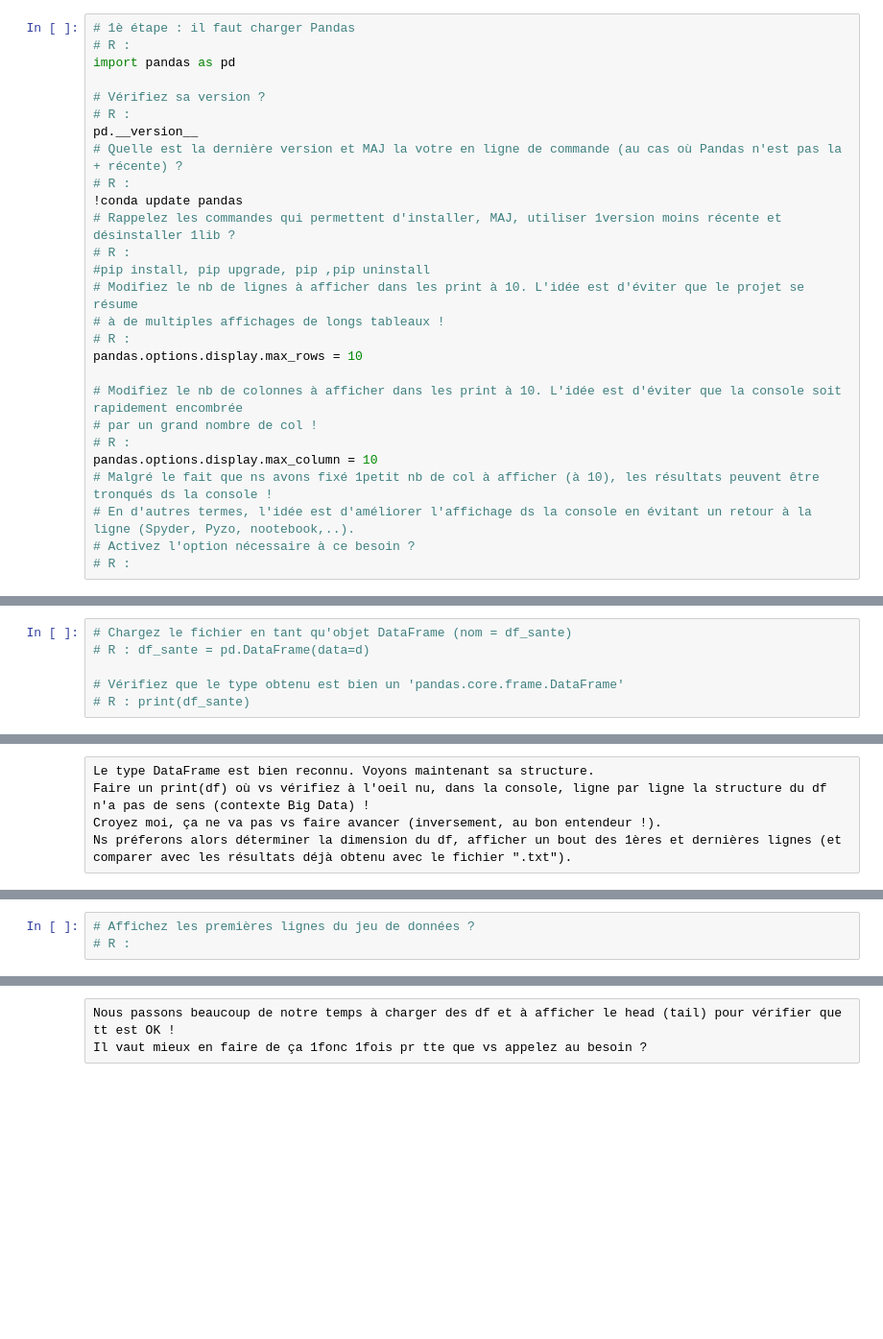
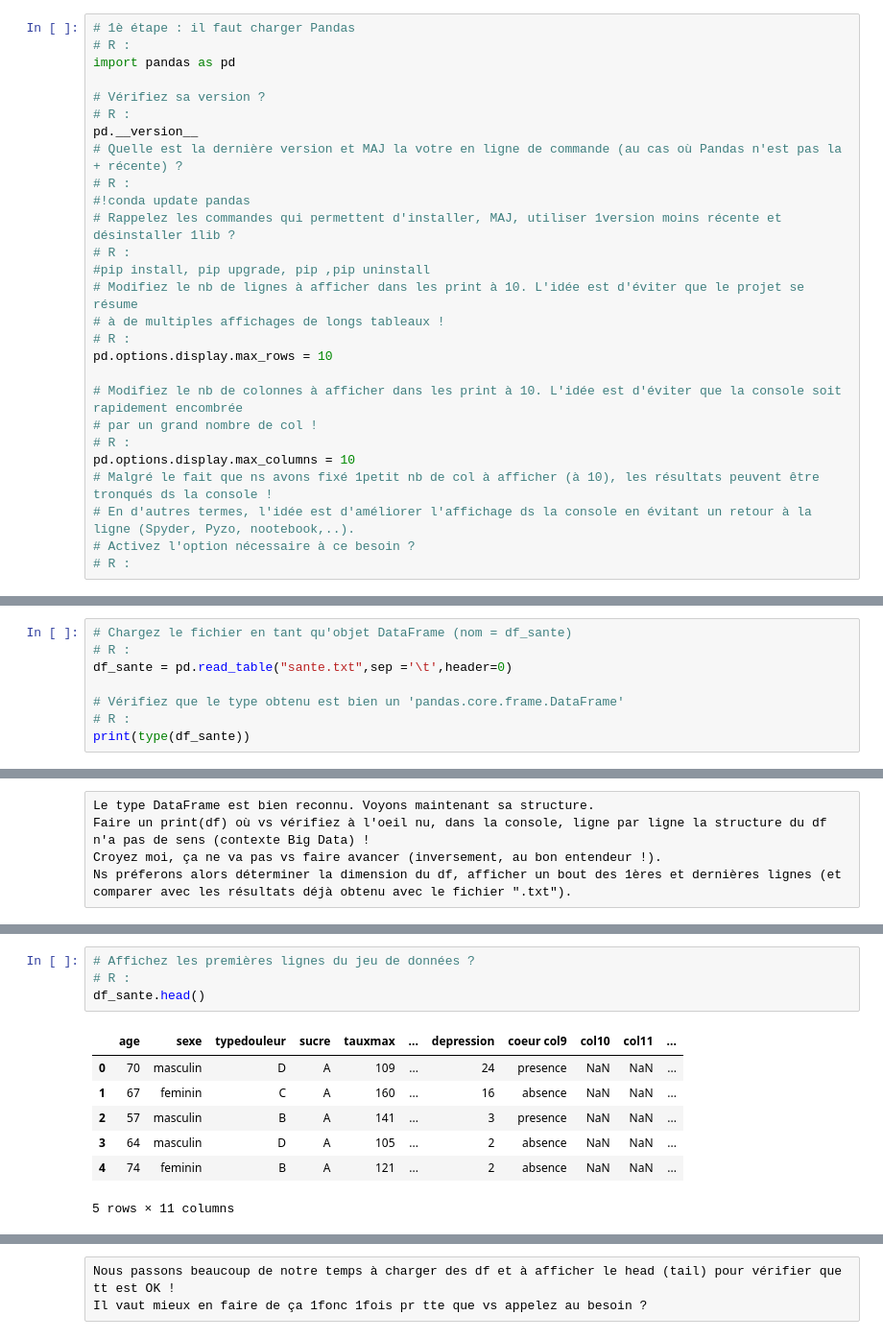
Before and after one commit to DevDemba/JupyterNotebookView, a Jupyter notebook: Doc/1 Projet de l'agilité avec les données vers la data viz ! Secteur Life Science.ipynb, the cells around one changed output, grey strips where cells are left out. Shown at 96% size. Cells and saved outputs as stored; diff of their text form; blank space fills up the shorter version.

```diff
--- a/Doc/1 Projet de l'agilité avec les données vers la data viz ! Secteur Life Science.ipynb
+++ b/Doc/1 Projet de l'agilité avec les données vers la data viz ! Secteur Life Science.ipynb
@@ -18,19 +18,19 @@ import pandas as pd
 pd.__version__
 # Quelle est la dernière version et MAJ la votre en ligne de commande (au cas où Pandas n'est pas la + récente) ?
 # R :
-!conda update pandas
+#!conda update pandas
 # Rappelez les commandes qui permettent d'installer, MAJ, utiliser 1version moins récente et désinstaller 1lib ?
 # R :
 #pip install, pip upgrade, pip ,pip uninstall
 # Modifiez le nb de lignes à afficher dans les print à 10. L'idée est d'éviter que le projet se résume
 # à de multiples affichages de longs tableaux !
 # R :
-pandas.options.display.max_rows = 10
+pd.options.display.max_rows = 10
 
 # Modifiez le nb de colonnes à afficher dans les print à 10. L'idée est d'éviter que la console soit rapidement encombrée
 # par un grand nombre de col !
 # R :
-pandas.options.display.max_column = 10
+pd.options.display.max_columns = 10
 # Malgré le fait que ns avons fixé 1petit nb de col à afficher (à 10), les résultats peuvent être tronqués ds la console !
 # En d'autres termes, l'idée est d'améliorer l'affichage ds la console en évitant un retour à la ligne (Spyder, Pyzo, nootebook,..).
 # Activez l'option nécessaire à ce besoin ?
@@ -76,7 +73,9 @@ if not os.path.exists("data"):
  os.makedirs("data")
 # %%
 # Chargez le fichier en tant qu'objet DataFrame (nom = df_sante)
-# R : df_sante = pd.DataFrame(data=d)
+# R :
+df_sante = pd.read_table("sante.txt",sep ='\t',header=0)
 
 # Vérifiez que le type obtenu est bien un 'pandas.core.frame.DataFrame'
-# R : print(df_sante)
+# R :
+print(type(df_sante))
@@ -93,6 +97,15 @@ Ns préferons alors déterminer la dimension du df, afficher un bout des 1ères
 # %%
 # Affichez les premières lignes du jeu de données ?
 # R :
+df_sante.head()
+# %% [output]
+|  | age | sexe | typedouleur | sucre | tauxmax | ... | depression | coeur col9 | col10 | col11 | ... |
+| 0 | 70 | masculin | D | A | 109 | ... | 24 | presence | NaN | NaN | ... |
+| 1 | 67 | feminin | C | A | 160 | ... | 16 | absence | NaN | NaN | ... |
+| 2 | 57 | masculin | B | A | 141 | ... | 3 | presence | NaN | NaN | ... |
+| 3 | 64 | masculin | D | A | 105 | ... | 2 | absence | NaN | NaN | ... |
+| 4 | 74 | feminin | B | A | 121 | ... | 2 | absence | NaN | NaN | ... |
+5 rows × 11 columns
 # %%
 # Affichez les dernières lignes du jeu de données ?
 # R :
```
Also changed, not shown: parts of 5 cells of this notebook, 1 other file.
